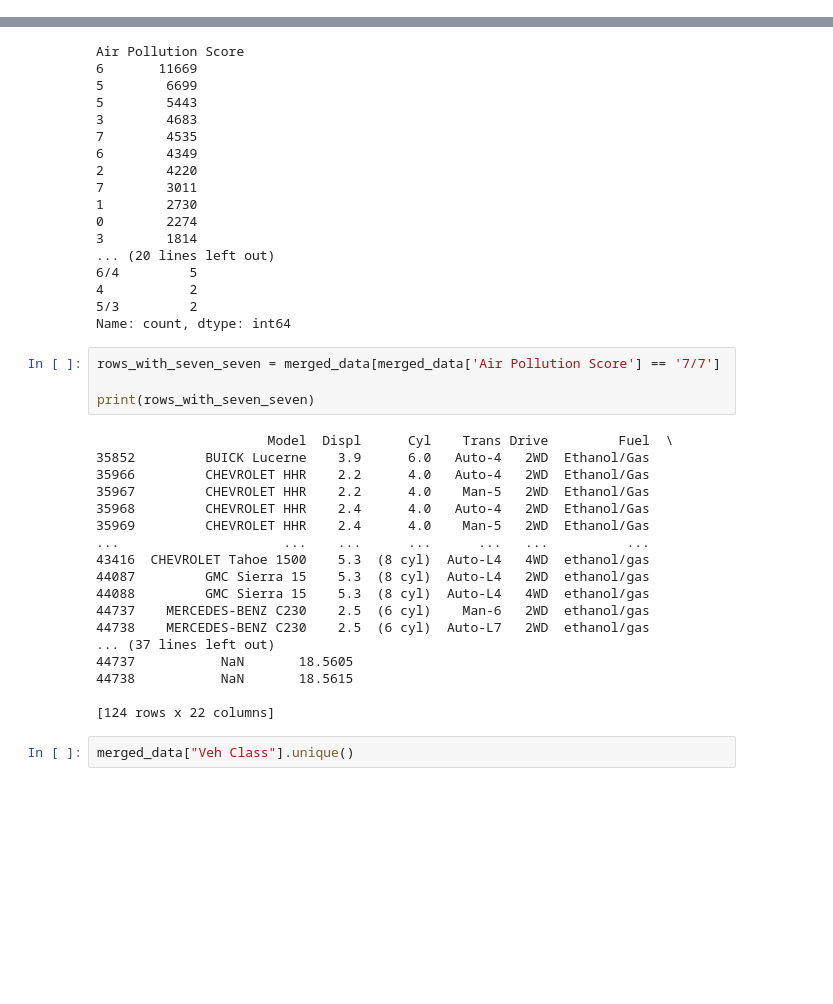
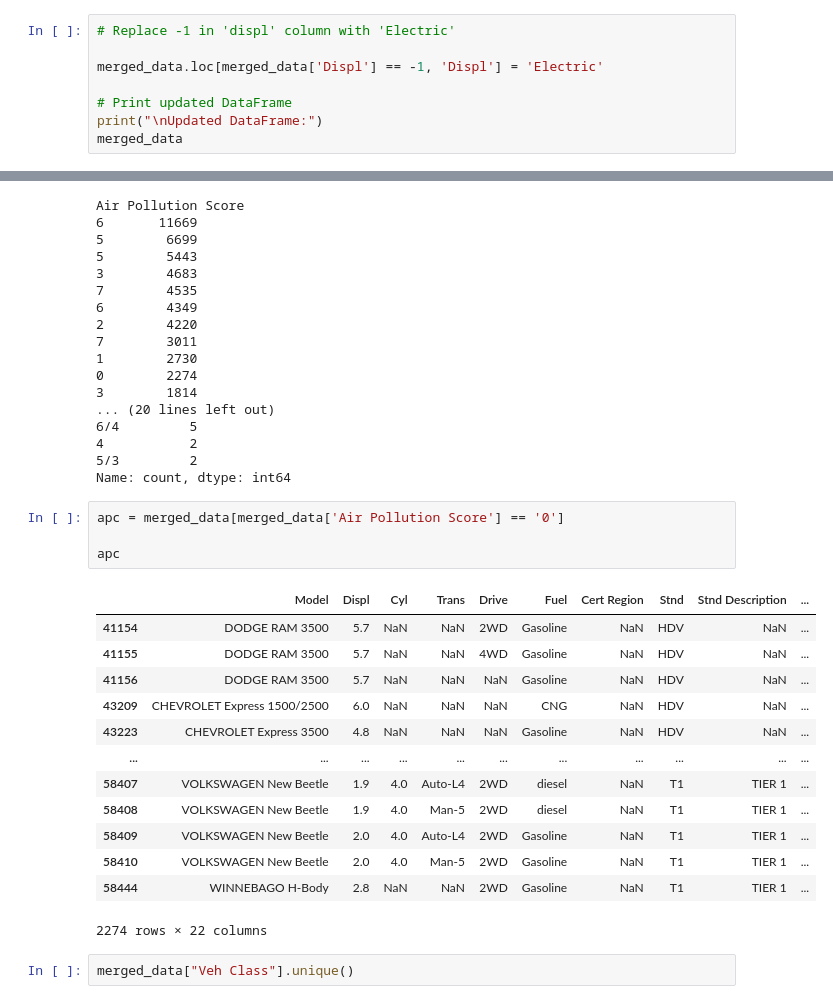
Before and after one commit to 4GeeksAcademy/World-Data-Final-Project, a Jupyter notebook: src/exploreLK0503.ipynb, the cells around one changed output, grey strips where cells are left out. Saved outputs shown, nothing was run; the diff lists cells and outputs as text; blank space fills up the shorter version.

```diff
--- a/src/exploreLK0503.ipynb
+++ b/src/exploreLK0503.ipynb
@@ -150,0 +161,8 @@ array(['SCV-7', 'Man-6', 'SemiAuto-10', 'Auto-8', 'Auto-6', 'Auto-9',
+# %%
+# Replace -1 in 'displ' column with 'Electric'
+
+merged_data.loc[merged_data['Displ'] == -1, 'Displ'] = 'Electric'
+
+# Print updated DataFrame
+print("\nUpdated DataFrame:")
+merged_data
@@ -204,27 +237,23 @@ Air Pollution Score
 5/3         2
 Name: count, dtype: int64
 # %%
-rows_with_seven_seven = merged_data[merged_data['Air Pollution Score'] == '7/7']
+apc = merged_data[merged_data['Air Pollution Score'] == '0']
 
-print(rows_with_seven_seven)
+apc
 # %% [output]
+|  | Model | Displ | Cyl | Trans | Drive | Fuel | Cert Region | Stnd | Stnd Description | ... |
+| 41154 | DODGE RAM 3500 | 5.7 | NaN | NaN | 2WD | Gasoline | NaN | HDV | NaN | ... |
+| 41155 | DODGE RAM 3500 | 5.7 | NaN | NaN | 4WD | Gasoline | NaN | HDV | NaN | ... |
+| 41156 | DODGE RAM 3500 | 5.7 | NaN | NaN | NaN | Gasoline | NaN | HDV | NaN | ... |
+| 43209 | CHEVROLET Express 1500/2500 | 6.0 | NaN | NaN | NaN | CNG | NaN | HDV | NaN | ... |
+| 43223 | CHEVROLET Express 3500 | 4.8 | NaN | NaN | NaN | Gasoline | NaN | HDV | NaN | ... |
+| ... | ... | ... | ... | ... | ... | ... | ... | ... | ... | ... |
+| 58407 | VOLKSWAGEN New Beetle | 1.9 | 4.0 | Auto-L4 | 2WD | diesel | NaN | T1 | TIER 1 | ... |
+| 58408 | VOLKSWAGEN New Beetle | 1.9 | 4.0 | Man-5 | 2WD | diesel | NaN | T1 | TIER 1 | ... |
+| 58409 | VOLKSWAGEN New Beetle | 2.0 | 4.0 | Auto-L4 | 2WD | Gasoline | NaN | T1 | TIER 1 | ... |
+| 58410 | VOLKSWAGEN New Beetle | 2.0 | 4.0 | Man-5 | 2WD | Gasoline | NaN | T1 | TIER 1 | ... |
+| 58444 | WINNEBAGO H-Body | 2.8 | NaN | NaN | 2WD | Gasoline | NaN | T1 | TIER 1 | ... |
-                      Model  Displ      Cyl    Trans Drive         Fuel  \
-35852         BUICK Lucerne    3.9      6.0   Auto-4   2WD  Ethanol/Gas
-35966         CHEVROLET HHR    2.2      4.0   Auto-4   2WD  Ethanol/Gas
-35967         CHEVROLET HHR    2.2      4.0    Man-5   2WD  Ethanol/Gas
-35968         CHEVROLET HHR    2.4      4.0   Auto-4   2WD  Ethanol/Gas
-35969         CHEVROLET HHR    2.4      4.0    Man-5   2WD  Ethanol/Gas
-...                     ...    ...      ...      ...   ...          ...
-43416  CHEVROLET Tahoe 1500    5.3  (8 cyl)  Auto-L4   4WD  ethanol/gas
-44087         GMC Sierra 15    5.3  (8 cyl)  Auto-L4   2WD  ethanol/gas
-44088         GMC Sierra 15    5.3  (8 cyl)  Auto-L4   4WD  ethanol/gas
-44737    MERCEDES-BENZ C230    2.5  (6 cyl)    Man-6   2WD  ethanol/gas
-44738    MERCEDES-BENZ C230    2.5  (6 cyl)  Auto-L7   2WD  ethanol/gas
-... (37 lines left out)
-44737           NaN       18.5605
-44738           NaN       18.5615
-
-[124 rows x 22 columns]
+2274 rows × 22 columns
 # %%
 merged_data["Veh Class"].unique()
 # %% [output]
```
Also changed, not shown: parts of 4 cells of this notebook.
